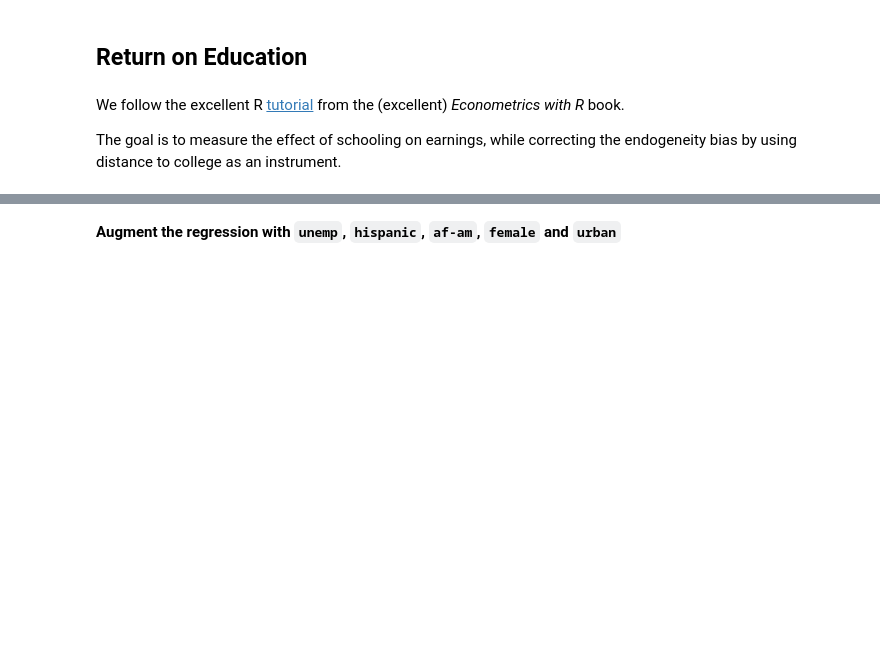
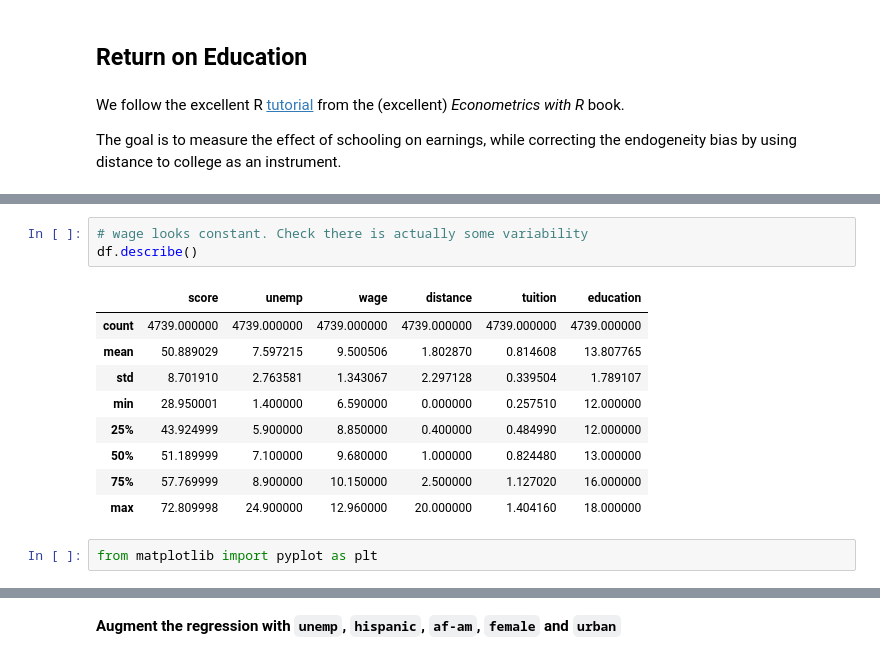
Before and after one commit to albop/dbe_archive, a Jupyter notebook: session_6/instrumental_variables.ipynb, the cells around one changed output, grey strips where cells are left out. Drawn from its saved outputs; the diff is of its cells as text; blank space fills up the shorter version.

```diff
--- a/session_6/instrumental_variables.ipynb
+++ b/session_6/instrumental_variables.ipynb
@@ -351,0 +392,15 @@ https://vincentarelbundock.github.io/Rdatasets/datasets.html
+# %%
+# wage looks constant. Check there is actually some variability
+df.describe()
+# %% [output]
+|  | score | unemp | wage | distance | tuition | education |
+| count | 4739.000000 | 4739.000000 | 4739.000000 | 4739.000000 | 4739.000000 | 4739.000000 |
+| mean | 50.889029 | 7.597215 | 9.500506 | 1.802870 | 0.814608 | 13.807765 |
+| std | 8.701910 | 2.763581 | 1.343067 | 2.297128 | 0.339504 | 1.789107 |
+| min | 28.950001 | 1.400000 | 6.590000 | 0.000000 | 0.257510 | 12.000000 |
+| 25% | 43.924999 | 5.900000 | 8.850000 | 0.400000 | 0.484990 | 12.000000 |
+| 50% | 51.189999 | 7.100000 | 9.680000 | 1.000000 | 0.824480 | 13.000000 |
+| 75% | 57.769999 | 8.900000 | 10.150000 | 2.500000 | 1.127020 | 16.000000 |
+| max | 72.809998 | 24.900000 | 12.960000 | 20.000000 | 1.404160 | 18.000000 |
+# %%
+from matplotlib import pyplot as plt
```
Also changed, not shown: parts of 27 cells of this notebook.
